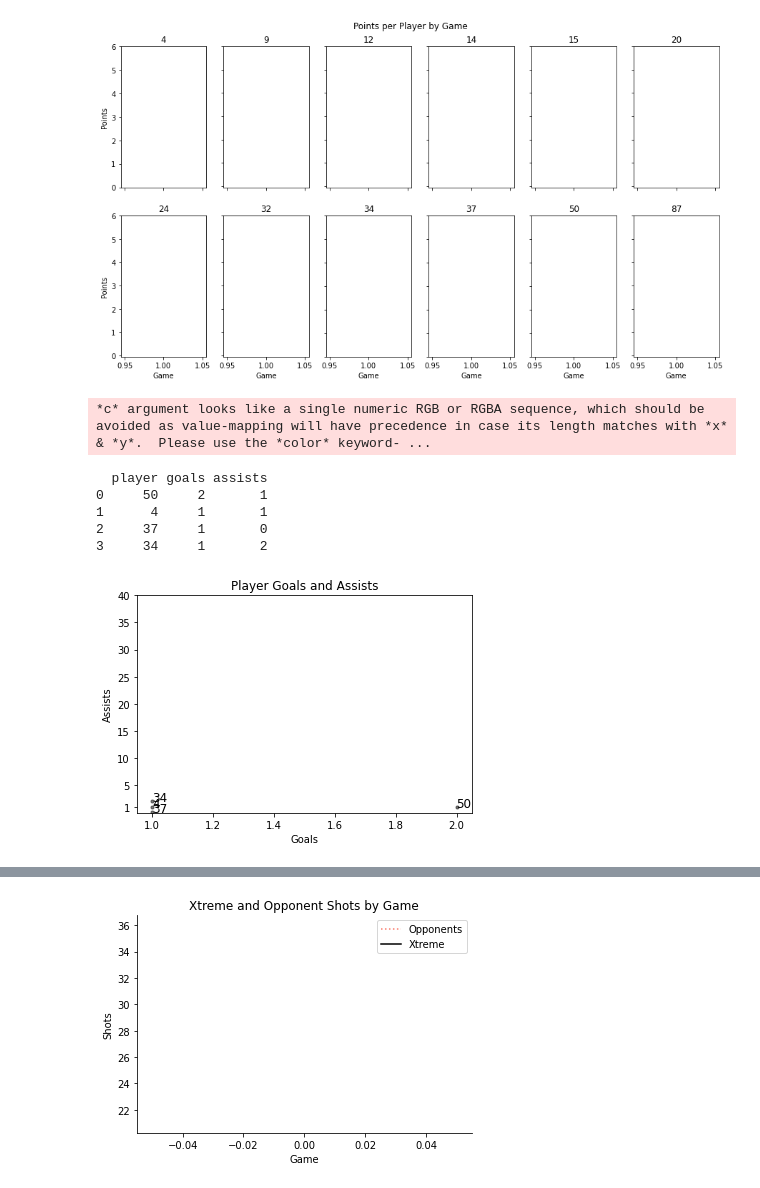
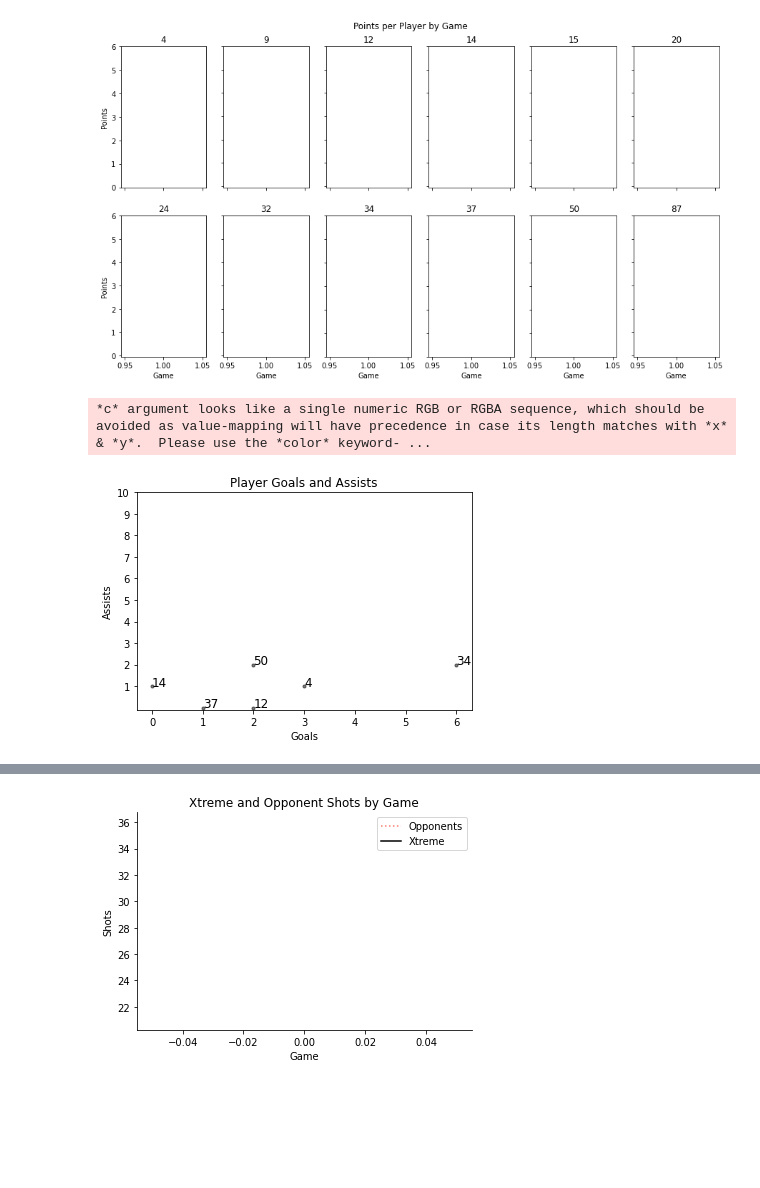
Before and after one commit to werntzp/hockey-stats, a Jupyter notebook: stats_charts.ipynb, the cells around one changed output, grey strips where cells are left out. Saved outputs shown, nothing was run; the diff lists cells and outputs as text; code cells hidden in the pictures; blank space fills up the shorter version.

```diff
--- a/stats_charts.ipynb
+++ b/stats_charts.ipynb
@@ -776,42 +776,41 @@ Second argument '4' is ambiguous: could be a format string but is in 'data'; usi
 # create a new data frame with totals
 dfx = pd.DataFrame(columns=["player",	"goals",	"assists",])
 
-# get a list of players
-players = df_goals_assists.player.unique()
+# get a list of players (unique across goals and both assists)
+players = np.unique(df_goals[['goal', 'ast1', 'ast2']].values)
+# remove any nans
+players = players[~pd.isnull(players)]
+
+#print(players)
 
 # loop through each, get their total goals/assists and add to temporary data frame
 for p in players:
-  goals = df_goals_assists[df_goals_assists.player == p].goals.sum()
-  assists = df_goals_assists[df_goals_assists.player == p].assists.sum()
+  goals = len(df_goals[df_goals['goal'] == p])
+  assists = (len(df_goals[df_goals['ast1'] == p])) + (len(df_goals[df_goals['ast2'] == p]))
   dfx = dfx.append({'player': p, 'goals': goals, 'assists': assists} , ignore_index=True)
 
-print(dfx)
+#print(dfx)
 
 # get data
 x = dfx["goals"]
 y = dfx["assists"]
 n = dfx["player"]
 colors = (0,0,0)
 area = np.pi * 3
 
-ycol = [1,5,10,15,20,25,30,35,40]
+ycol = [1,2,3,4,5,6,7,8,9,10]
 
 # Plot
 plt.scatter(x.values, y.values, s=area, c=colors, alpha=0.5)
 plt.title('Player Goals and Assists')
 plt.yticks(ycol)
 plt.xlabel('Goals')
 plt.ylabel('Assists')
 
 for x, y, n in zip(x, y, n):
     plt.text(x, y, str('{0:.0f}'.format(n)), color="black", fontsize=12)
 
 plt.show()
 # %% [output]
 *c* argument looks like a single numeric RGB or RGBA sequence, which should be avoided as value-mapping will have precedence in case its length matches with *x* & *y*.  Please use the *color* keyword- ...
-  player goals assists
-0     50     2       1
-1      4     1       1
-2     37     1       0
-3     34     1       2
-[figure, old version]
+[figure, new version]
```
Also changed, not shown: parts of 5 cells of this notebook.
